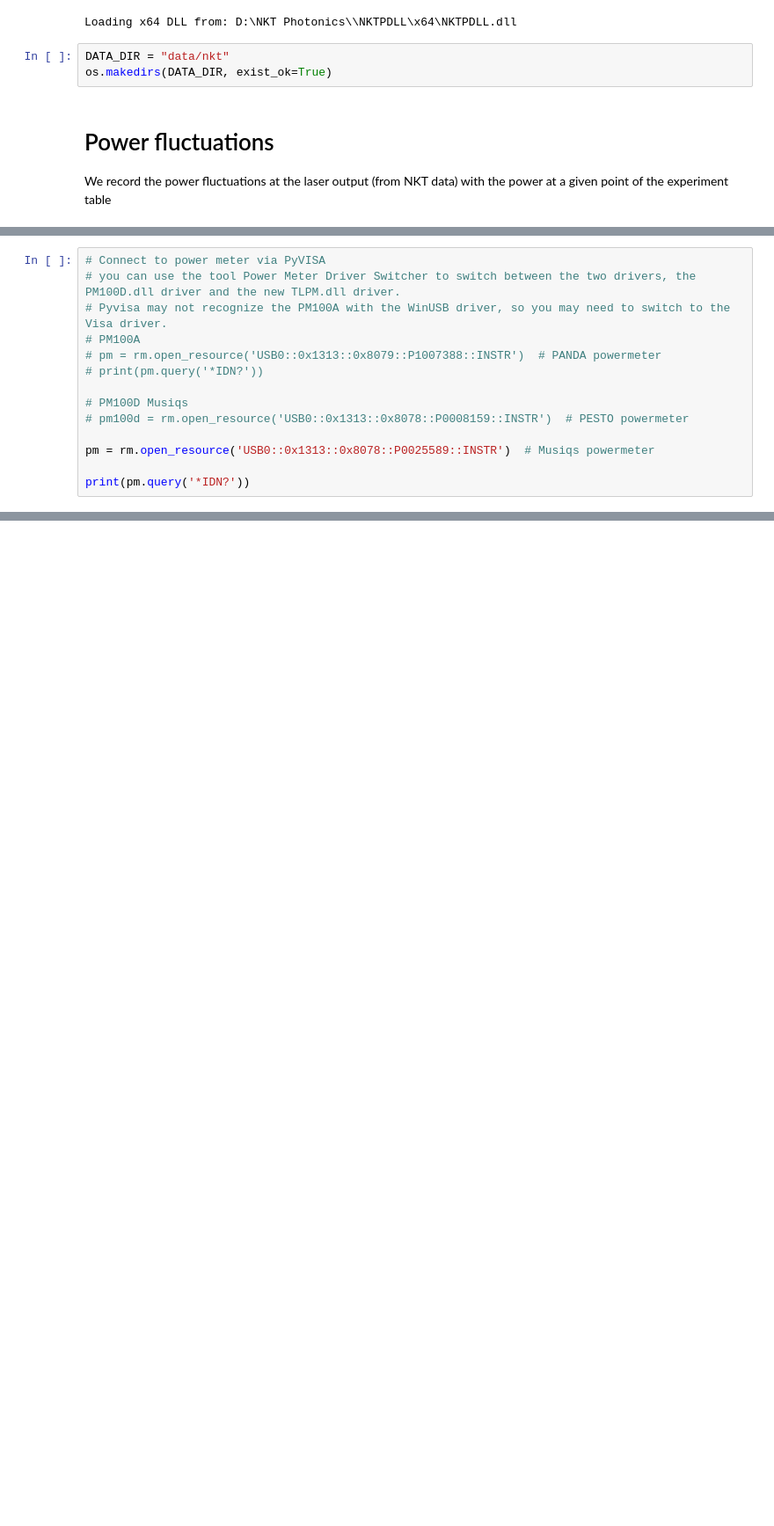
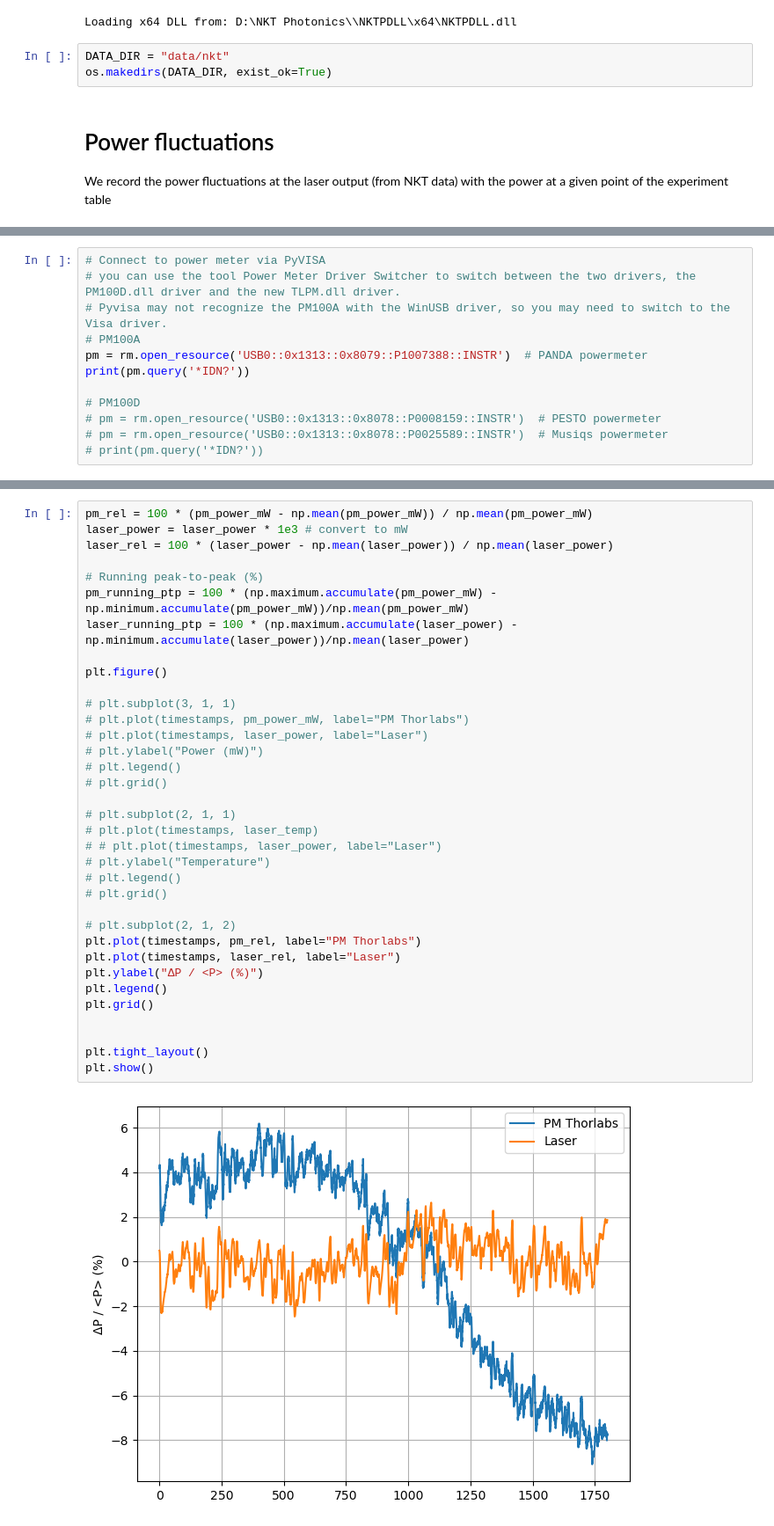
Before and after one commit to eq15t-panda/PANDAManager, a Jupyter notebook: acquisition/acquisition_nkt.ipynb, the cells around one changed output, grey strips where cells are left out. Shown at 88% size. Cells and saved outputs as stored; diff of their text form; blank space fills up the shorter version.

Commit message:
Updated README with pyvisa explanation for powermeter. Updated acquisition of laser information

```diff
--- a/acquisition/acquisition_nkt.ipynb
+++ b/acquisition/acquisition_nkt.ipynb
@@ -42,12 +46,10 @@ print(rm.list_resources())
 # you can use the tool Power Meter Driver Switcher to switch between the two drivers, the PM100D.dll driver and the new TLPM.dll driver.
 # Pyvisa may not recognize the PM100A with the WinUSB driver, so you may need to switch to the Visa driver.
 # PM100A
-# pm = rm.open_resource('USB0::0x1313::0x8079::P1007388::INSTR')  # PANDA powermeter
+pm = rm.open_resource('USB0::0x1313::0x8079::P1007388::INSTR')  # PANDA powermeter
+print(pm.query('*IDN?'))
+
+# PM100D
+# pm = rm.open_resource('USB0::0x1313::0x8078::P0008159::INSTR')  # PESTO powermeter
+# pm = rm.open_resource('USB0::0x1313::0x8078::P0025589::INSTR')  # Musiqs powermeter
 # print(pm.query('*IDN?'))
-
-# PM100D Musiqs
-# pm100d = rm.open_resource('USB0::0x1313::0x8078::P0008159::INSTR')  # PESTO powermeter
-
-pm = rm.open_resource('USB0::0x1313::0x8078::P0025589::INSTR')  # Musiqs powermeter
-
-print(pm.query('*IDN?'))
@@ -97,0 +221,37 @@ aqm.save_acquisition(timestamps=timestamps, pm_power_mW=pm_power_mW, laser_power
+# %%
+pm_rel = 100 * (pm_power_mW - np.mean(pm_power_mW)) / np.mean(pm_power_mW)
+laser_power = laser_power * 1e3 # convert to mW
+laser_rel = 100 * (laser_power - np.mean(laser_power)) / np.mean(laser_power)
+
+# Running peak-to-peak (%)
+pm_running_ptp = 100 * (np.maximum.accumulate(pm_power_mW) - np.minimum.accumulate(pm_power_mW))/np.mean(pm_power_mW)
+laser_running_ptp = 100 * (np.maximum.accumulate(laser_power) - np.minimum.accumulate(laser_power))/np.mean(laser_power)
+
+plt.figure()
+
+# plt.subplot(3, 1, 1)
+# plt.plot(timestamps, pm_power_mW, label="PM Thorlabs")
+# plt.plot(timestamps, laser_power, label="Laser")
+# plt.ylabel("Power (mW)")
+# plt.legend()
+# plt.grid()
+
+# plt.subplot(2, 1, 1)
+# plt.plot(timestamps, laser_temp)
+# # plt.plot(timestamps, laser_power, label="Laser")
+# plt.ylabel("Temperature")
+# plt.legend()
+# plt.grid()
+
+# plt.subplot(2, 1, 2)
+plt.plot(timestamps, pm_rel, label="PM Thorlabs")
+plt.plot(timestamps, laser_rel, label="Laser")
+plt.ylabel("ΔP / <P> (%)")
+plt.legend()
+plt.grid()
+
+
+plt.tight_layout()
+plt.show()
+# %% [output]
+[figure, added]
```
Also changed, not shown: parts of 12 cells of this notebook, 16 other files.
